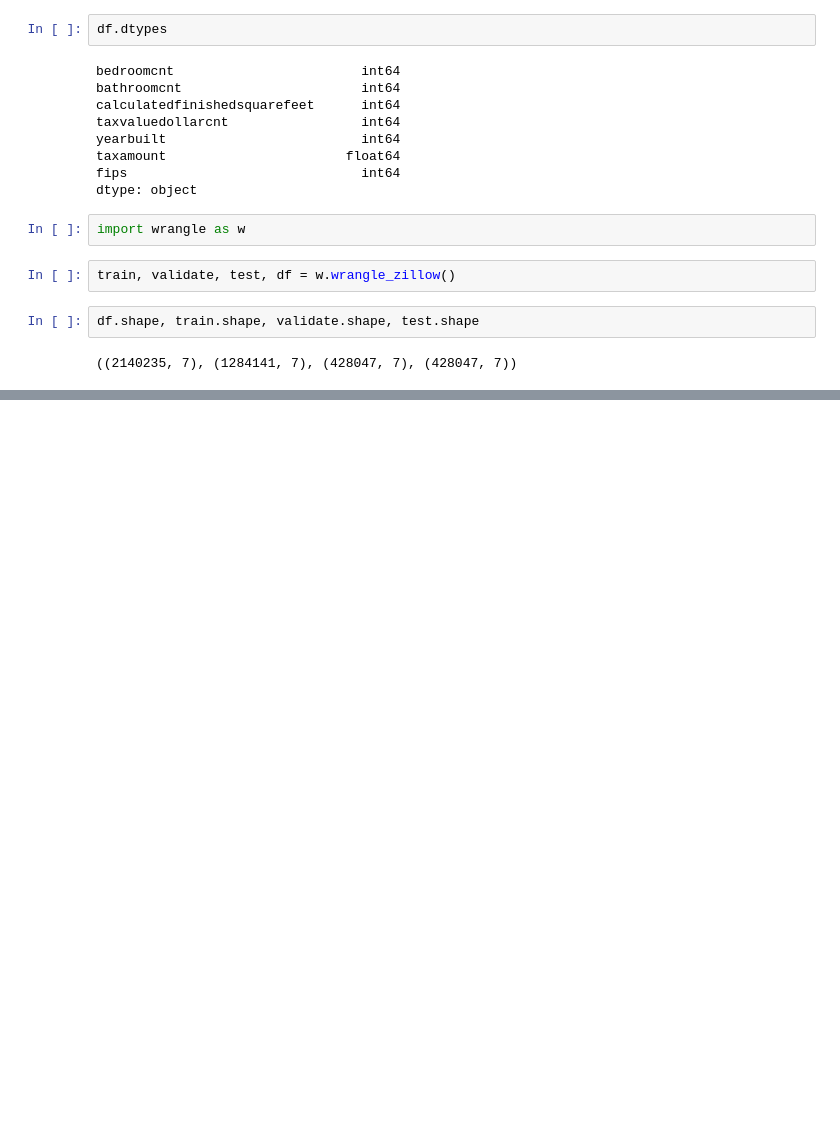
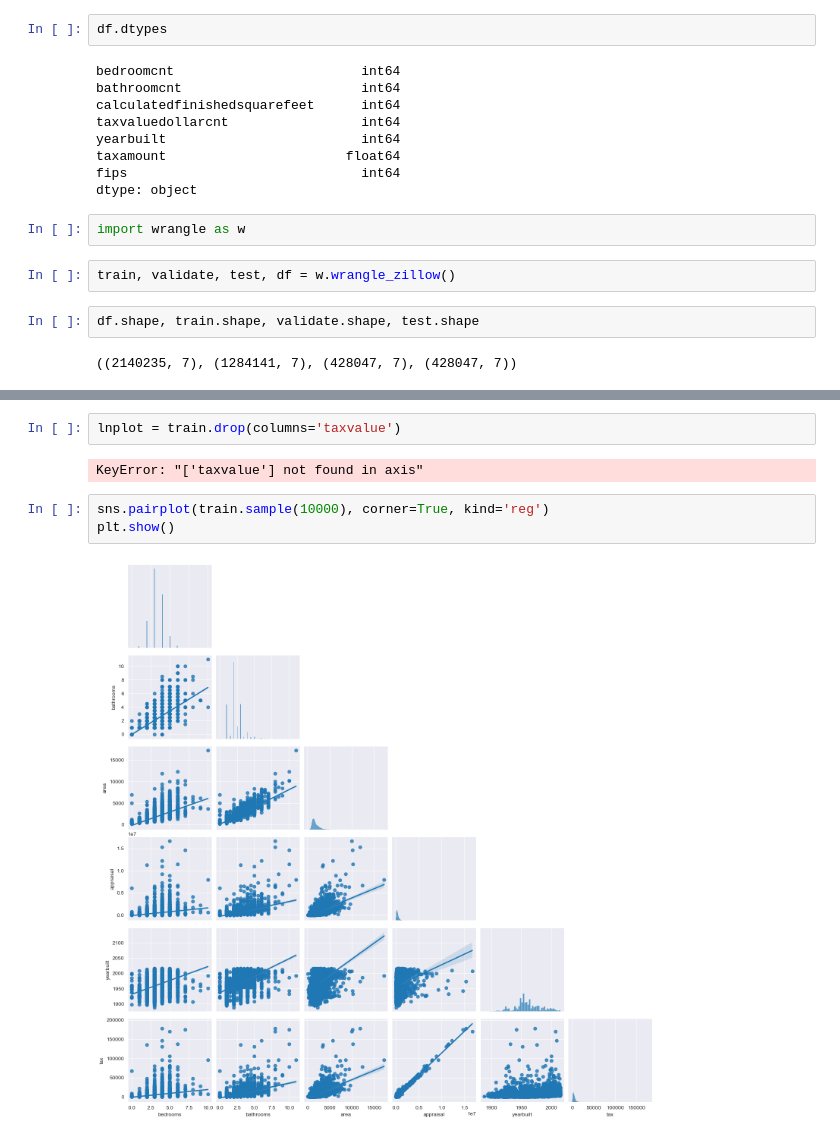
Before and after one commit to christopher-baez/regression-exercises, a Jupyter notebook: wrangle.ipynb, the cells around one changed output, grey strips where cells are left out. Drawn from its saved outputs; the diff is of its cells as text; blank space fills up the shorter version.

```diff
--- a/wrangle.ipynb
+++ b/wrangle.ipynb
@@ -101,0 +112,9 @@ df.shape, train.shape, validate.shape, test.shape
+# %%
+lnplot = train.drop(columns='taxvalue')
+# %% [output]
+KeyError: "['taxvalue'] not found in axis"
+# %%
+sns.pairplot(train.sample(10000), corner=True, kind='reg')
+plt.show()
+# %% [output]
+[figure, added]
```
Also changed, not shown: parts of 14 cells of this notebook.
